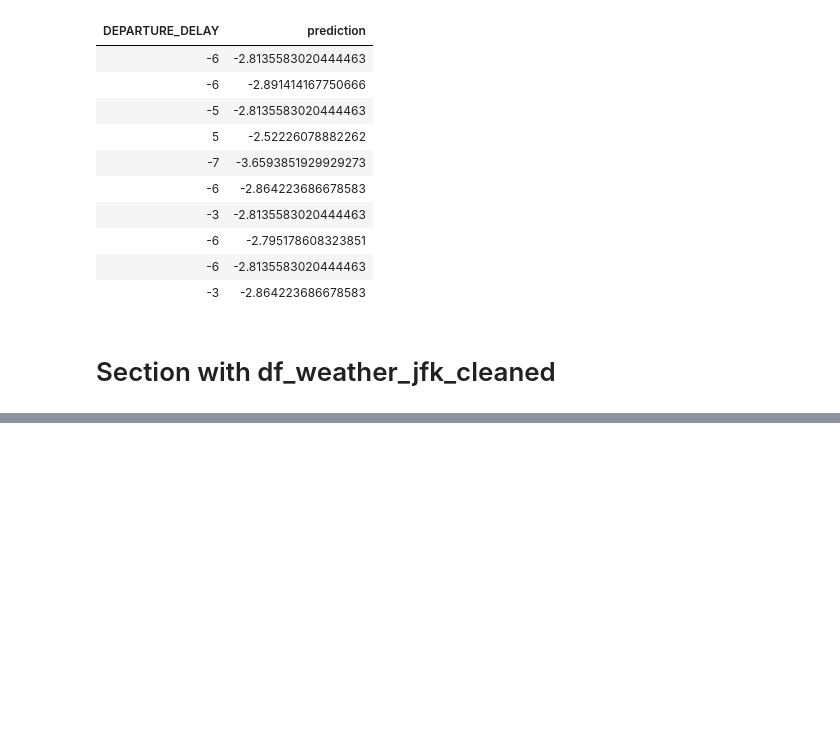
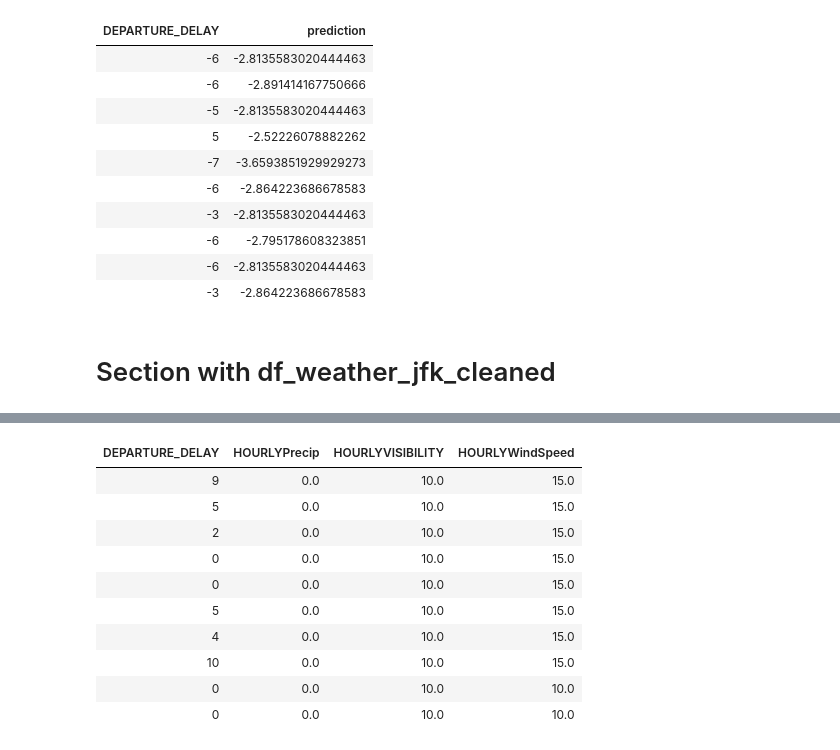
Before and after one commit to Kamicia8/databricks-flight-lakehouse, a Jupyter notebook: prediction.ipynb, the cells around one changed output, grey strips where cells are left out. Drawn from its saved outputs; the diff is of its cells as text; code cells hidden in the pictures; blank space fills up the shorter version.

```diff
--- a/prediction.ipynb
+++ b/prediction.ipynb
@@ -232,3 +259,3 @@ Przewidywania vs Rzeczywistość:
 # %%
-display(df)
+display(df.limit(10))
 # %% [output]
@@ -236,3 +262,14 @@ display(df)
+| DEPARTURE_DELAY | HOURLYPrecip | HOURLYVISIBILITY | HOURLYWindSpeed |
+| 9 | 0.0 | 10.0 | 15.0 |
+| 5 | 0.0 | 10.0 | 15.0 |
+| 2 | 0.0 | 10.0 | 15.0 |
+| 0 | 0.0 | 10.0 | 15.0 |
+| 0 | 0.0 | 10.0 | 15.0 |
+| 5 | 0.0 | 10.0 | 15.0 |
+| 4 | 0.0 | 10.0 | 15.0 |
+| 10 | 0.0 | 10.0 | 15.0 |
+| 0 | 0.0 | 10.0 | 10.0 |
+| 0 | 0.0 | 10.0 | 10.0 |
 # %%
 import pandas as pd
 import io
```
Also changed, not shown: parts of 3 cells of this notebook, 4 other files.
